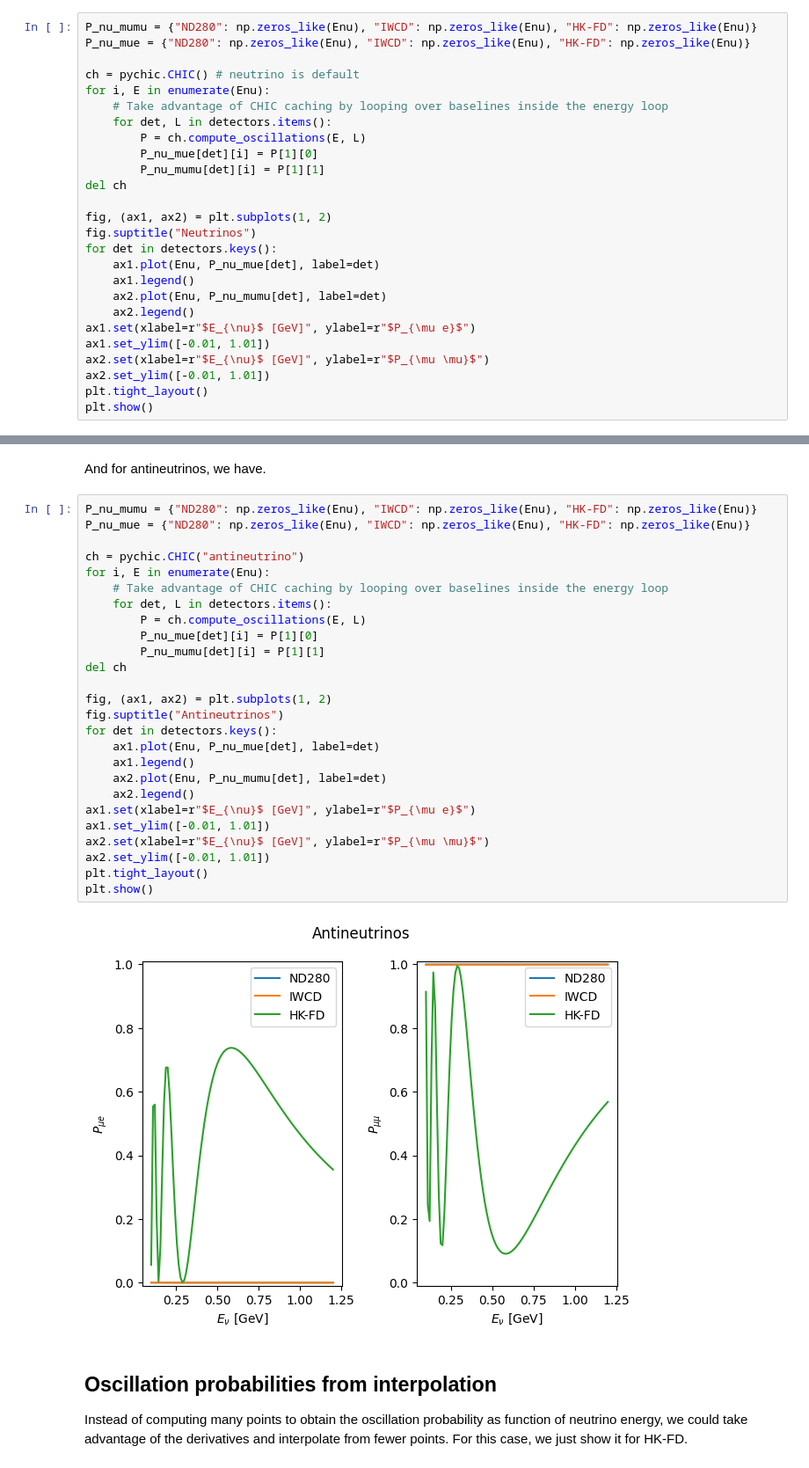
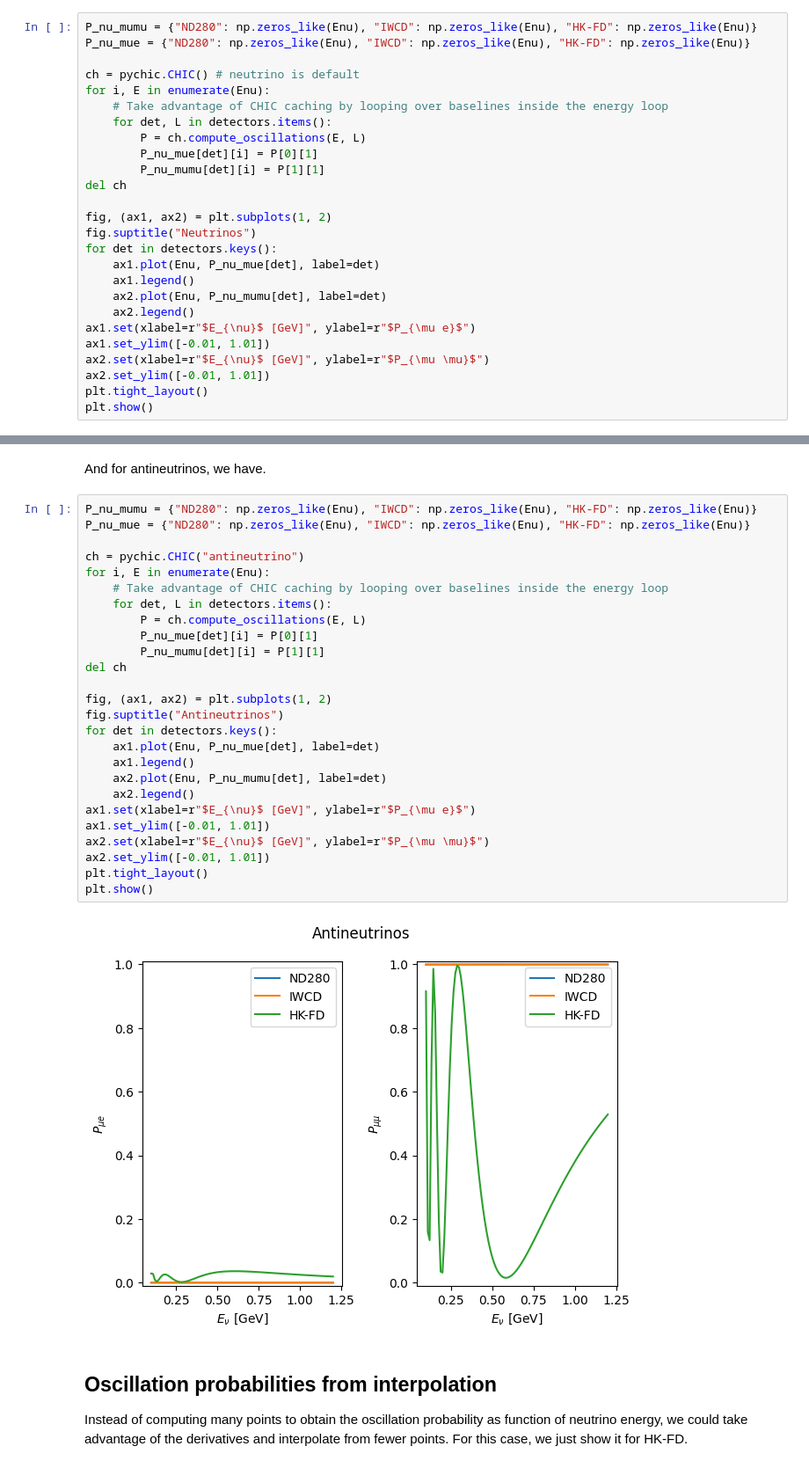
Before and after one commit to pabloferm/CHIC, a Jupyter notebook: examples/python/example.ipynb, the cells around one changed output, grey strips where cells are left out. Shown at 88% size. Cells and saved outputs as stored; diff of their text form.

```diff
--- a/examples/python/example.ipynb
+++ b/examples/python/example.ipynb
@@ -30,7 +30,7 @@ for i, E in enumerate(Enu):
     # Take advantage of CHIC caching by looping over baselines inside the energy loop
     for det, L in detectors.items():
         P = ch.compute_oscillations(E, L)
-        P_nu_mue[det][i] = P[1][0]
+        P_nu_mue[det][i] = P[0][1]
         P_nu_mumu[det][i] = P[1][1]
 del ch
 
@@ -54,31 +54,31 @@ And for antineutrinos, we have.
 # %%
 P_nu_mumu = {"ND280": np.zeros_like(Enu), "IWCD": np.zeros_like(Enu), "HK-FD": np.zeros_like(Enu)}
 P_nu_mue = {"ND280": np.zeros_like(Enu), "IWCD": np.zeros_like(Enu), "HK-FD": np.zeros_like(Enu)}
 
 ch = pychic.CHIC("antineutrino")
 for i, E in enumerate(Enu):
     # Take advantage of CHIC caching by looping over baselines inside the energy loop
     for det, L in detectors.items():
         P = ch.compute_oscillations(E, L)
-        P_nu_mue[det][i] = P[1][0]
+        P_nu_mue[det][i] = P[0][1]
         P_nu_mumu[det][i] = P[1][1]
 del ch
 
 fig, (ax1, ax2) = plt.subplots(1, 2)
 fig.suptitle("Antineutrinos")
 for det in detectors.keys():
     ax1.plot(Enu, P_nu_mue[det], label=det)
     ax1.legend()
     ax2.plot(Enu, P_nu_mumu[det], label=det)
     ax2.legend()
 ax1.set(xlabel=r"$E_{\nu}$ [GeV]", ylabel=r"$P_{\mu e}$")
 ax1.set_ylim([-0.01, 1.01])
 ax2.set(xlabel=r"$E_{\nu}$ [GeV]", ylabel=r"$P_{\mu \mu}$")
 ax2.set_ylim([-0.01, 1.01])
 plt.tight_layout()
 plt.show()
 # %% [output]
-[figure, old version]
+[figure, new version]
 # %% [markdown]
 ## Oscillation probabilities from interpolation
 Instead of computing many points to obtain the oscillation probability as function of neutrino energy, we could take advantage of the derivatives and interpolate from fewer points. For this case, we just show it for HK-FD.
```
Also changed, not shown: parts of 6 cells of this notebook, 6 other files.
